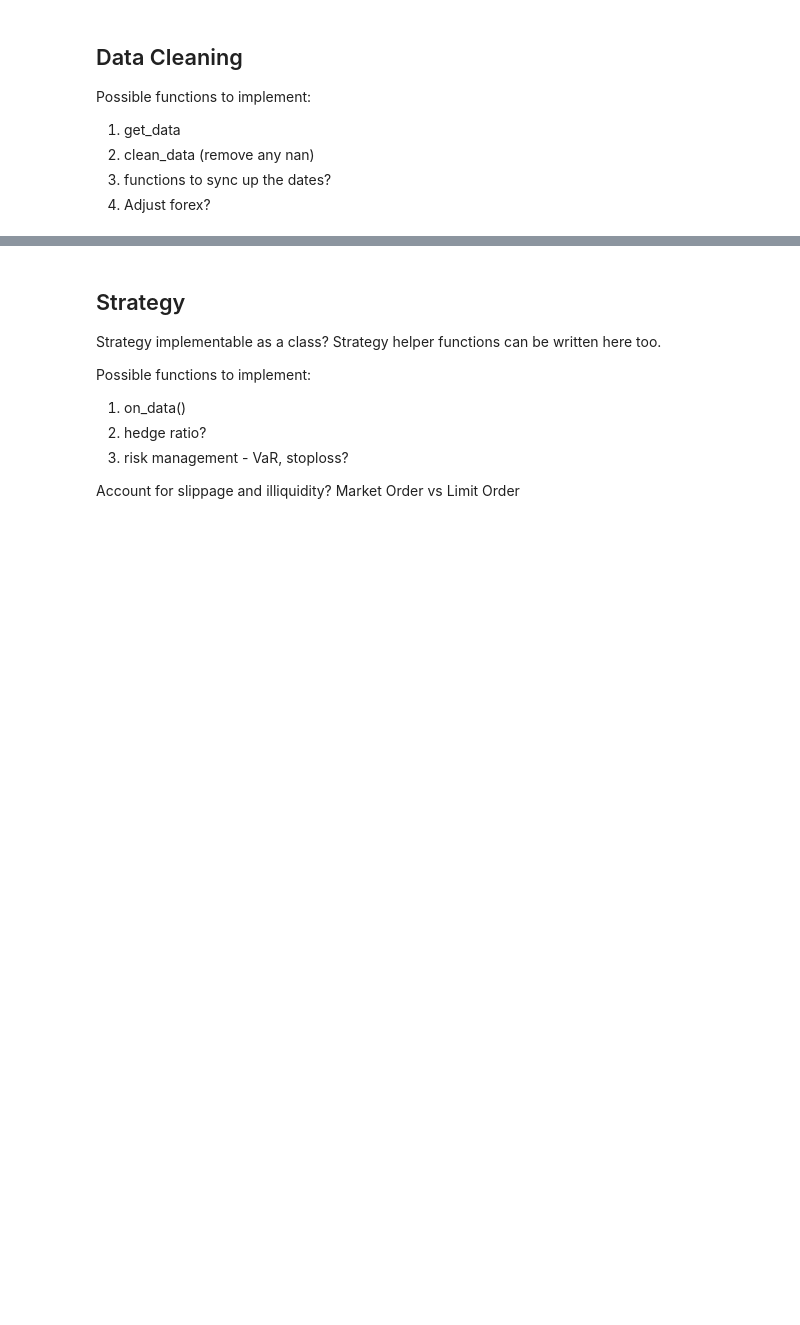
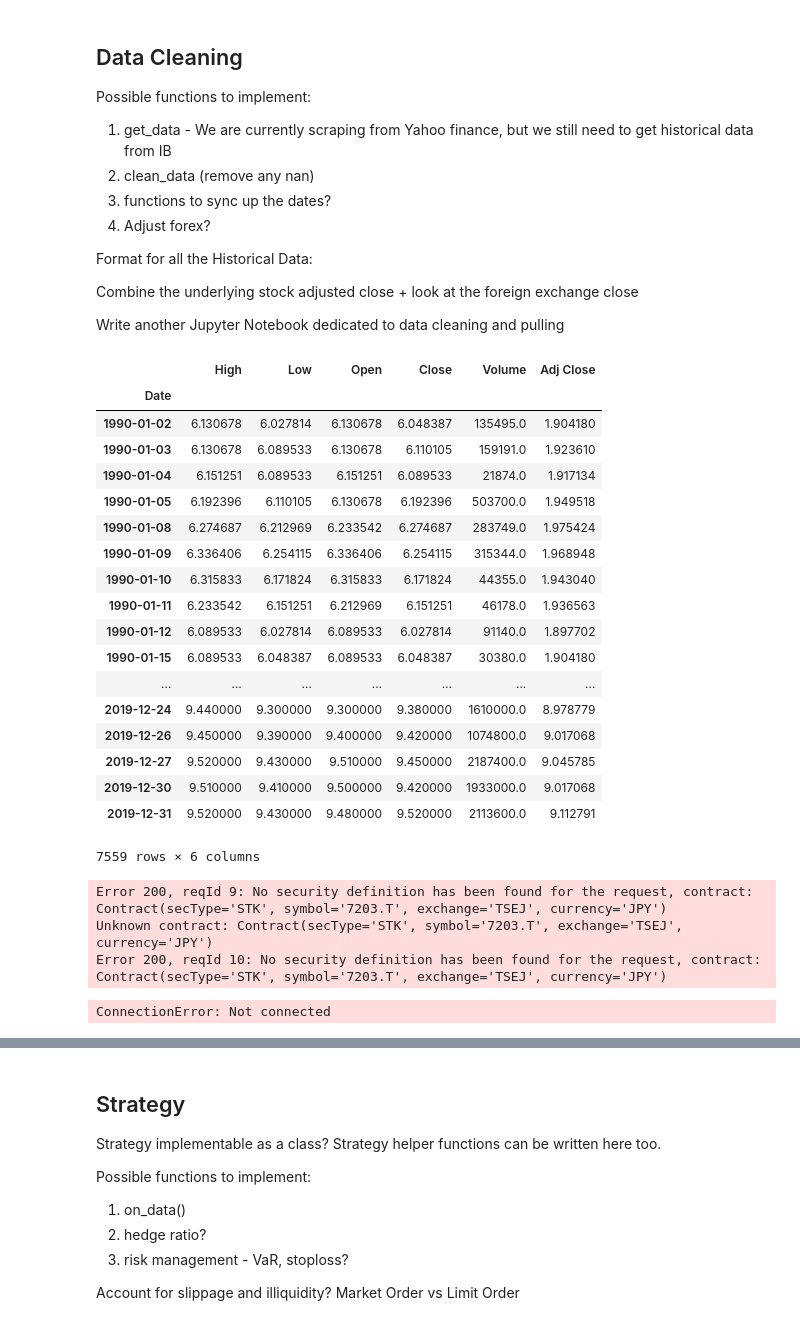
Before and after one commit to jh-lor/ADRPairsTrading, a Jupyter notebook: Research.ipynb, the cells around one changed output, grey strips where cells are left out. Drawn from its saved outputs; the diff is of its cells as text; code cells hidden in the pictures; blank space fills up the shorter version.

```diff
--- a/Research.ipynb
+++ b/Research.ipynb
@@ -20,8 +38,43 @@ ib.connect('127.0.0.1',7497, clientId= 65)
 ## Data Cleaning
 
 Possible functions to implement:
-1. get_data
+1. get_data - We are currently scraping from Yahoo finance, but we still need to get historical data from IB
 2. clean_data (remove any nan)
 3. functions to sync up the dates?
 4. Adjust forex?
+
+Format for all the Historical Data:
+
+Combine the underlying stock adjusted close + look at the foreign exchange close
+
+Write another Jupyter Notebook dedicated to data cleaning and pulling
+# %%
+import pandas_datareader as pdr
+from datetime import datetime
+tickers = ['BARC.L', 'BCS']
+for ticker in tickers:
+    df =  pdr.get_data_yahoo(symbols=ticker, start=datetime(1990, 1, 1), end=datetime(2020, 1, 1))
+    df.to_csv(ticker+'.csv')
+# %%
+df
+# %% [output]
+|  | High | Low | Open | Close | Volume | Adj Close |
+| Date |  |  |  |  |  |  |
+| 1990-01-02 | 6.130678 | 6.027814 | 6.130678 | 6.048387 | 135495.0 | 1.904180 |
+| 1990-01-03 | 6.130678 | 6.089533 | 6.130678 | 6.110105 | 159191.0 | 1.923610 |
+| 1990-01-04 | 6.151251 | 6.089533 | 6.151251 | 6.089533 | 21874.0 | 1.917134 |
+| 1990-01-05 | 6.192396 | 6.110105 | 6.130678 | 6.192396 | 503700.0 | 1.949518 |
+| 1990-01-08 | 6.274687 | 6.212969 | 6.233542 | 6.274687 | 283749.0 | 1.975424 |
+| 1990-01-09 | 6.336406 | 6.254115 | 6.336406 | 6.254115 | 315344.0 | 1.968948 |
+| 1990-01-10 | 6.315833 | 6.171824 | 6.315833 | 6.171824 | 44355.0 | 1.943040 |
+| 1990-01-11 | 6.233542 | 6.151251 | 6.212969 | 6.151251 | 46178.0 | 1.936563 |
+| 1990-01-12 | 6.089533 | 6.027814 | 6.089533 | 6.027814 | 91140.0 | 1.897702 |
+| 1990-01-15 | 6.089533 | 6.048387 | 6.089533 | 6.048387 | 30380.0 | 1.904180 |
+| ... | ... | ... | ... | ... | ... | ... |
+| 2019-12-24 | 9.440000 | 9.300000 | 9.300000 | 9.380000 | 1610000.0 | 8.978779 |
+| 2019-12-26 | 9.450000 | 9.390000 | 9.400000 | 9.420000 | 1074800.0 | 9.017068 |
+| 2019-12-27 | 9.520000 | 9.430000 | 9.510000 | 9.450000 | 2187400.0 | 9.045785 |
+| 2019-12-30 | 9.510000 | 9.410000 | 9.500000 | 9.420000 | 1933000.0 | 9.017068 |
+| 2019-12-31 | 9.520000 | 9.430000 | 9.480000 | 9.520000 | 2113600.0 | 9.112791 |
+7559 rows × 6 columns
 # %%
@@ -37,11 +90,20 @@ def get_data(contract, history, freq, side):
     df = util.df(bar)
     return df
 # %%
-ticker = 'JPM'
+ticker = '7203'
+secType = 'STK'
+exchange = 'TSEJ'
+currency = 'JPY'
+
+contract = Contract(symbol = ticker, secType = secType, exchange = exchange,currency = currency)
+ib.qualifyContracts(contract)
+
 history = '1 Y'
 freq = '1 day'
 side ='Trades'
-contract = Contract(symbol = ticker, secType = 'STK', exchange = 'SMART',currency = 'USD')
-ib.qualifyContracts(contract)
 
 px = get_data (contract, history, freq, side)
+# %% [output]
+Error 200, reqId 9: No security definition has been found for the request, contract: Contract(secType='STK', symbol='7203.T', exchange='TSEJ', currency='JPY')
+Unknown contract: Contract(secType='STK', symbol='7203.T', exchange='TSEJ', currency='JPY')
+Error 200, reqId 10: No security definition has been found for the request, contract: Contract(secType='STK', symbol='7203.T', exchange='TSEJ', currency='JPY')
@@ -47,0 +125,13 @@ px = get_data (contract, history, freq, side)
+# %%
+ticker = 'BARC'
+secType = 'STK'
+exchange = 'LSE'
+currency = 'GBP'
+
+contract = Contract(symbol = ticker, secType = secType, exchange = exchange,currency = currency)
+ib.qualifyContracts(contract)
+
+order = MarketOrder("BUY",10)
+ib.placeOrder(contract,order)
+# %% [output]
+ConnectionError: Not connected
```
Also changed, not shown: parts of 5 cells of this notebook, 13 other files.
